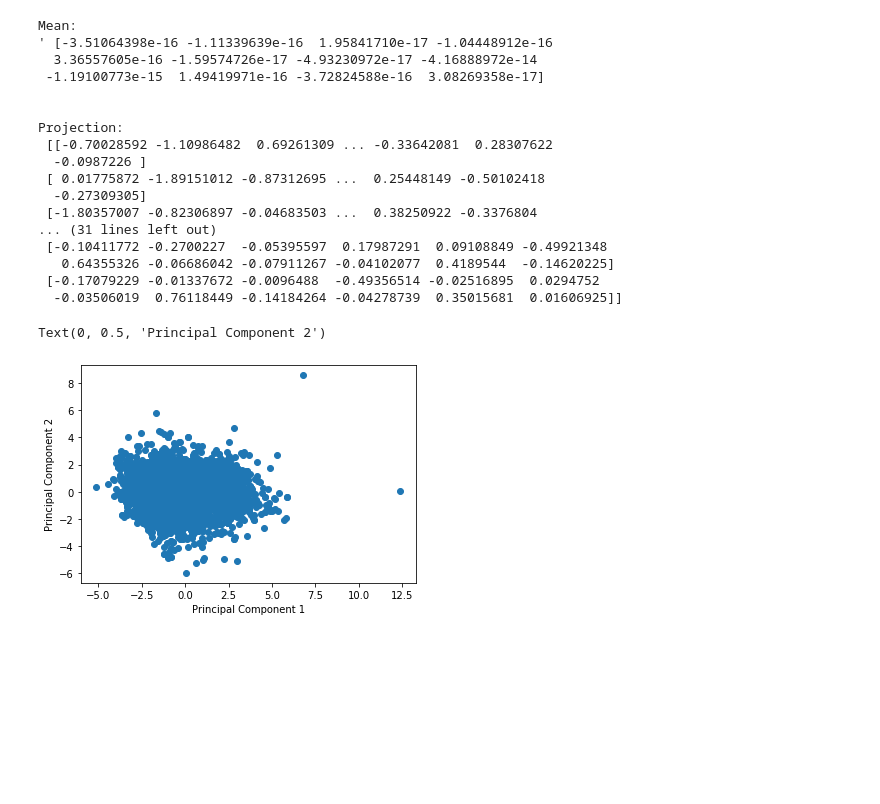
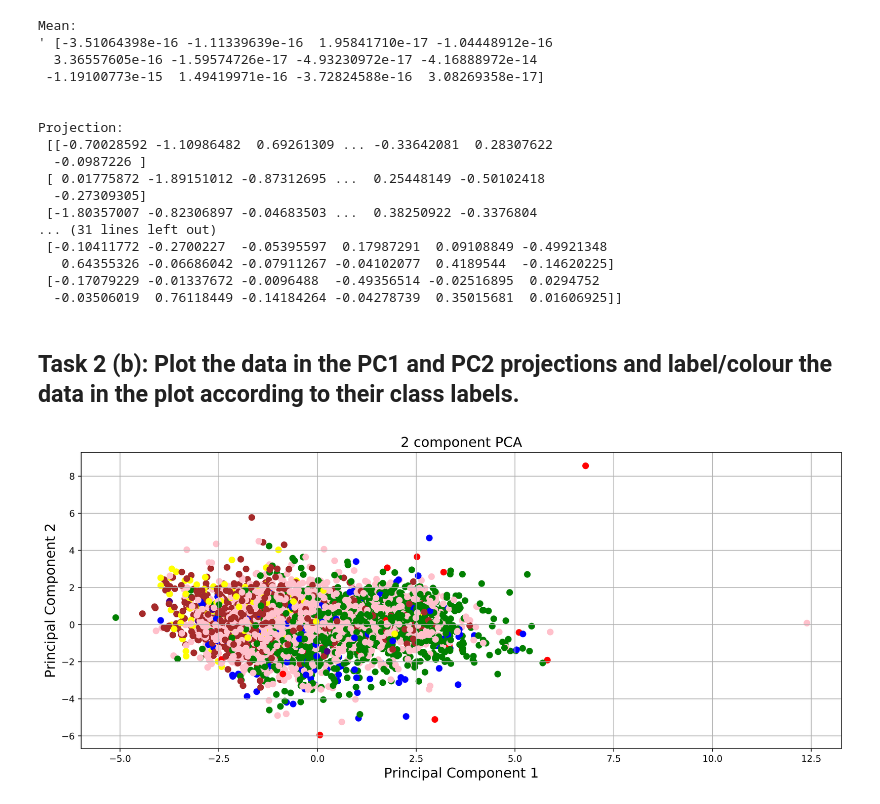
Before and after one commit to mlrahman/Foundation_of_Data_Science, a Jupyter notebook: Coursework/Task/19067741_Coursework_2020.ipynb, the cells around one changed output. Drawn from its saved outputs; the diff is of its cells as text; code cells hidden in the pictures; blank space fills up the shorter version.

```diff
--- a/Coursework/Task/19067741_Coursework_2020.ipynb
+++ b/Coursework/Task/19067741_Coursework_2020.ipynb
@@ -41,6 +71,7 @@ dtype: int64
 #Task_1_c
 white_wine = shuffle(dataset, random_state=2)
 print(white_wine)
+class_labels=white_wine['quality']
 # %% [output]
       fixed acidity  volatile acidity  citric acid  residual sugar  chlorides  \
 3732            7.5              0.28         0.41            1.30      0.044
@@ -77,7 +113,7 @@ white_wine=preprocessing.scale(white_wine)
 print("Mean: \n'",white_wine.mean(axis=0))
 
 #PCA Analysis
-pca=PCA(n_components=dataset.shape[1])
+pca=PCA(n_components=white_wine.shape[1])
 #Projection
 proj=pca.fit_transform(white_wine)
 
@@ -101,11 +137,21 @@ Projection:
    0.64355326 -0.06686042 -0.07911267 -0.04102077  0.4189544  -0.14620225]
  [-0.17079229 -0.01337672 -0.0096488  -0.49356514 -0.02516895  0.0294752
   -0.03506019  0.76118449 -0.14184264 -0.04278739  0.35015681  0.01606925]]
-# %%
-#Task_2_b
-plt.scatter(proj[:,0],proj[:,1])
-plt.xlabel('Principal Component 1')
-plt.ylabel('Principal Component 2')
-# %% [output]
-Text(0, 0.5, 'Principal Component 2')
-[figure, removed]
+# %% [markdown]
+## Task 2 (b): Plot the data in the PC1 and PC2 projections and label/colour the data in the plot according to their class labels.
+# %%
+#Task_2_b
+df = pd.DataFrame(dict(pc1=proj[:,0], pc2=proj[:,1], color=class_labels))
+
+#Class labels based on quality
+colors = {3:'red', 4:'blue', 5:'green', 6:'pink', 7:'brown', 8:'yellow', 9:'indigo'}
+
+plt.figure(figsize=(15,6),dpi=500)
+
+plt.scatter(df['pc1'],df['pc2'],color=df['color'].apply(lambda x: colors[x]),marker='o',s=40)
+plt.xlabel('Principal Component 1',fontsize=15)
+plt.ylabel('Principal Component 2',fontsize=15)
+plt.title('2 component PCA',fontsize=15)
+plt.grid()
+# %% [output]
+[figure, added]
```
Also changed, not shown: parts of 28 cells of this notebook.
